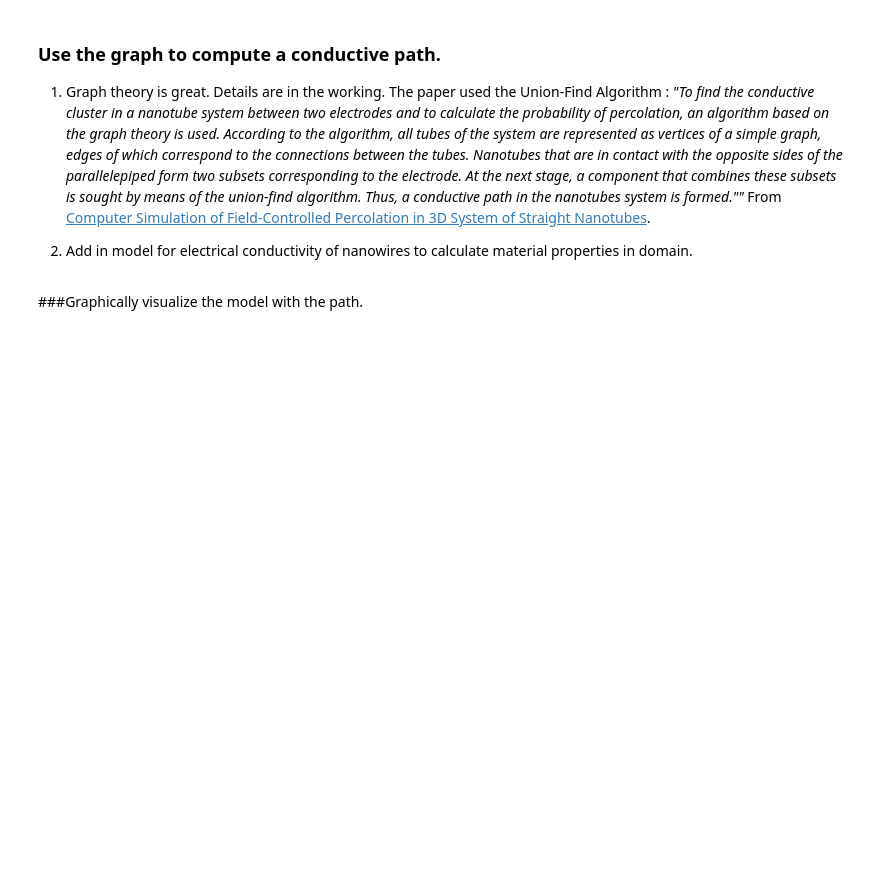
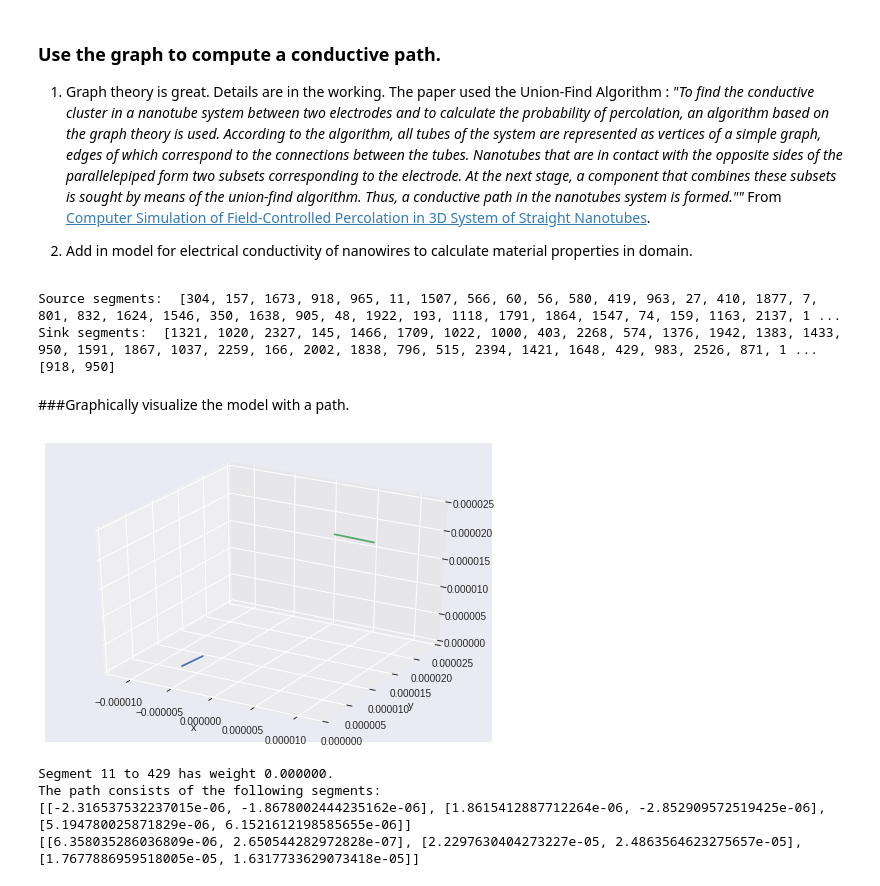
Before and after one commit to mzhang32/nanohub-project, a Jupyter notebook: first_submodel.ipynb, the cells around one changed output. Saved outputs shown, nothing was run; the diff lists cells and outputs as text; code cells hidden in the pictures; blank space fills up the shorter version.

```diff
--- a/first_submodel.ipynb
+++ b/first_submodel.ipynb
@@ -148,7 +205,7 @@ import networkx as nx
  [(x1, x2), (y1, y2), (z1, z2)] and E = distances between the segments
  that are within tolerance.
 """
-def init_graph(segments, tol)
+def init_graph(segments, tolerance):
   number_of_tubes = len(segments)
   G = nx.Graph()
   # Sort by the one of the segment's endpoint's y value.
@@ -158,8 +215,9 @@ def init_graph(segments, tol)
 
   G.add_nodes_from(range(number_of_tubes))
 
-  # Generate a graph using distances as weights. May
-  # need to optimize later.
+  # Generate a graph using distances as weights. Only adds edge if
+  # distance between segments is within tilerance. May need to optimize
+  # later.
   for i in range(number_of_tubes - 1):
     seg1 = V[i]
     line1 = line_strings[i]
@@ -170,6 +228,10 @@ def init_graph(segments, tol)
       if d <= tolerance:
         G.add_edge(i, j, weight=line1.distance(line2))
   return G
+# %%
+G = init_graph(segments, 0)
+#G = init_graph(segments, diameter)
+#list(G.nodes)
 # %% [markdown]
 ### Use the graph to compute a conductive path.
 1. Graph theory is great. Details are in the working. The paper used the Union-Find Algorithm :
@@ -301,2 +374,15 @@ def find_connecting_path(length, segs, G, tol):
+# %%
+H, sink, source_segs = find_connecting_path(length_of_poly, segments, G, diameter)
+# Getting a path from the cluster
+paths = get_paths_from_components(H, sink, source_segs)
+for p in paths:
+  print(p)
+#print("The path: ", path)
+
+#list(H.edges)
+# %% [output]
+Source segments:  [304, 157, 1673, 918, 965, 11, 1507, 566, 60, 56, 580, 419, 963, 27, 410, 1877, 7, 801, 832, 1624, 1546, 350, 1638, 905, 48, 1922, 193, 1118, 1791, 1864, 1547, 74, 159, 1163, 2137, 1 ...
+Sink segments:  [1321, 1020, 2327, 145, 1466, 1709, 1022, 1000, 403, 2268, 574, 1376, 1942, 1383, 1433, 950, 1591, 1867, 1037, 2259, 166, 2002, 1838, 796, 515, 2394, 1421, 1648, 429, 983, 2526, 871, 1 ...
+[918, 950]
 # %% [markdown]
-###Graphically visualize the model with the path.
+###Graphically visualize the model with a path.
@@ -305,0 +389,29 @@ nx.draw(G)
+# %%
+fig = plt.figure()
+ax = fig.add_subplot(111, projection='3d')
+
+for n in path:
+  seg = segments[n]
+  ax.plot(seg[0], seg[1], seg[2])
+#ax.plot([0, -1], [0, -1], [0, -1]) # Test line segment
+plt.xlabel('x')
+plt.ylabel('y')
+#plt.axis([-width_of_poly/2, width_of_poly/2, 0, length_of_poly, 0, length_of_poly])
+ax.set_xlim3d(-width_of_poly/2, width_of_poly/2)
+ax.set_ylim3d(0, length_of_poly)
+ax.set_zlim3d(0, length_of_poly)
+plt.show()
+
+for i in range(len(path)-1):
+  u = path[i]
+  v = path[i+1]
+  print("Segment %d to %d has weight %f." % (u, v, H.edges[u, v]['weight']))
+print("The path consists of the following segments: ")
+for n in path:
+  print(segments[n])
+# %% [output]
+[figure, added]
+Segment 11 to 429 has weight 0.000000.
+The path consists of the following segments:
+[[-2.316537532237015e-06, -1.8678002444235162e-06], [1.8615412887712264e-06, -2.852909572519425e-06], [5.194780025871829e-06, 6.1521612198585655e-06]]
+[[6.358035286036809e-06, 2.650544282972828e-07], [2.2297630404273227e-05, 2.4863564623275657e-05], [1.7677886959518005e-05, 1.6317733629073418e-05]]
```
Also changed, not shown: parts of 13 cells of this notebook.
